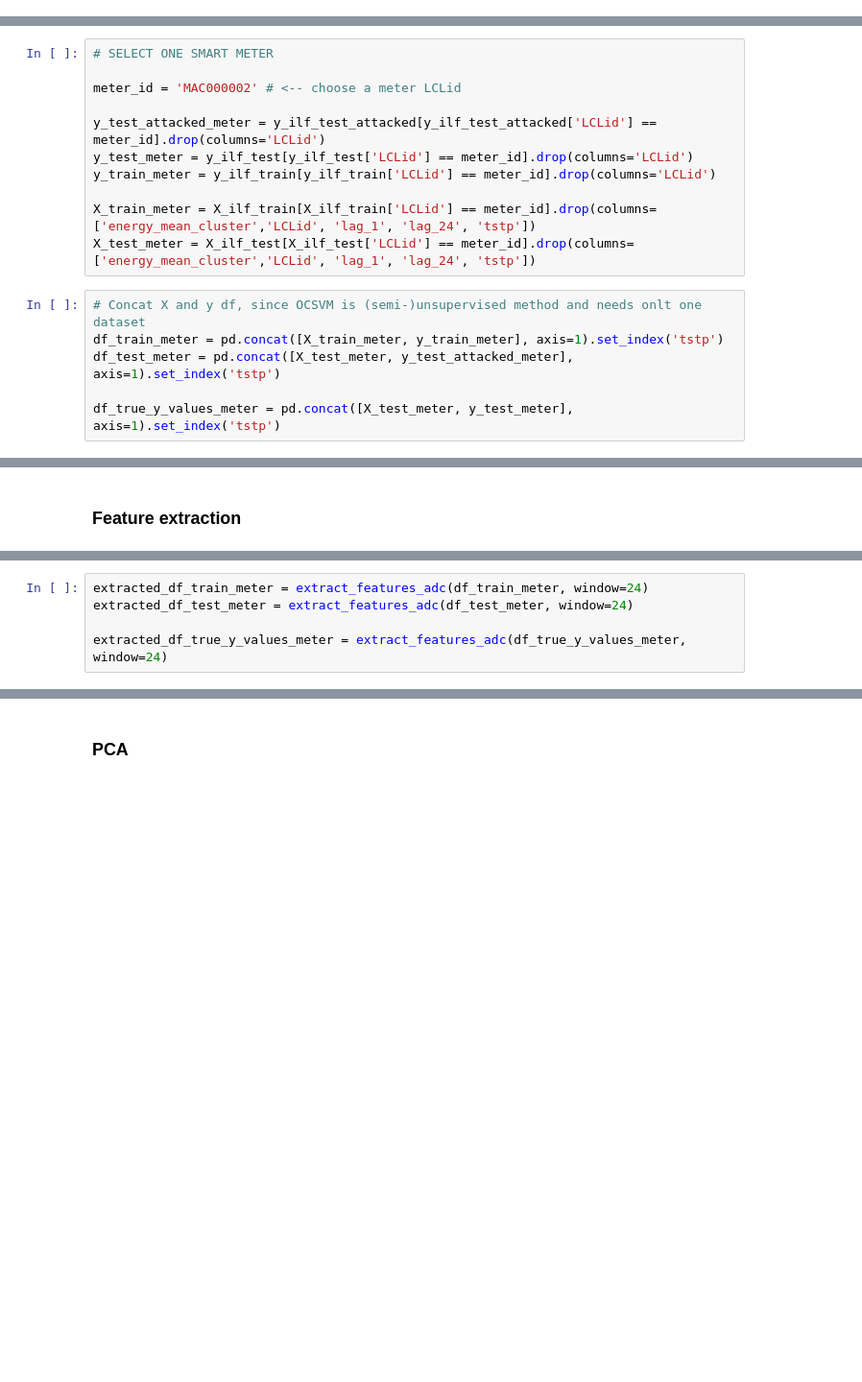
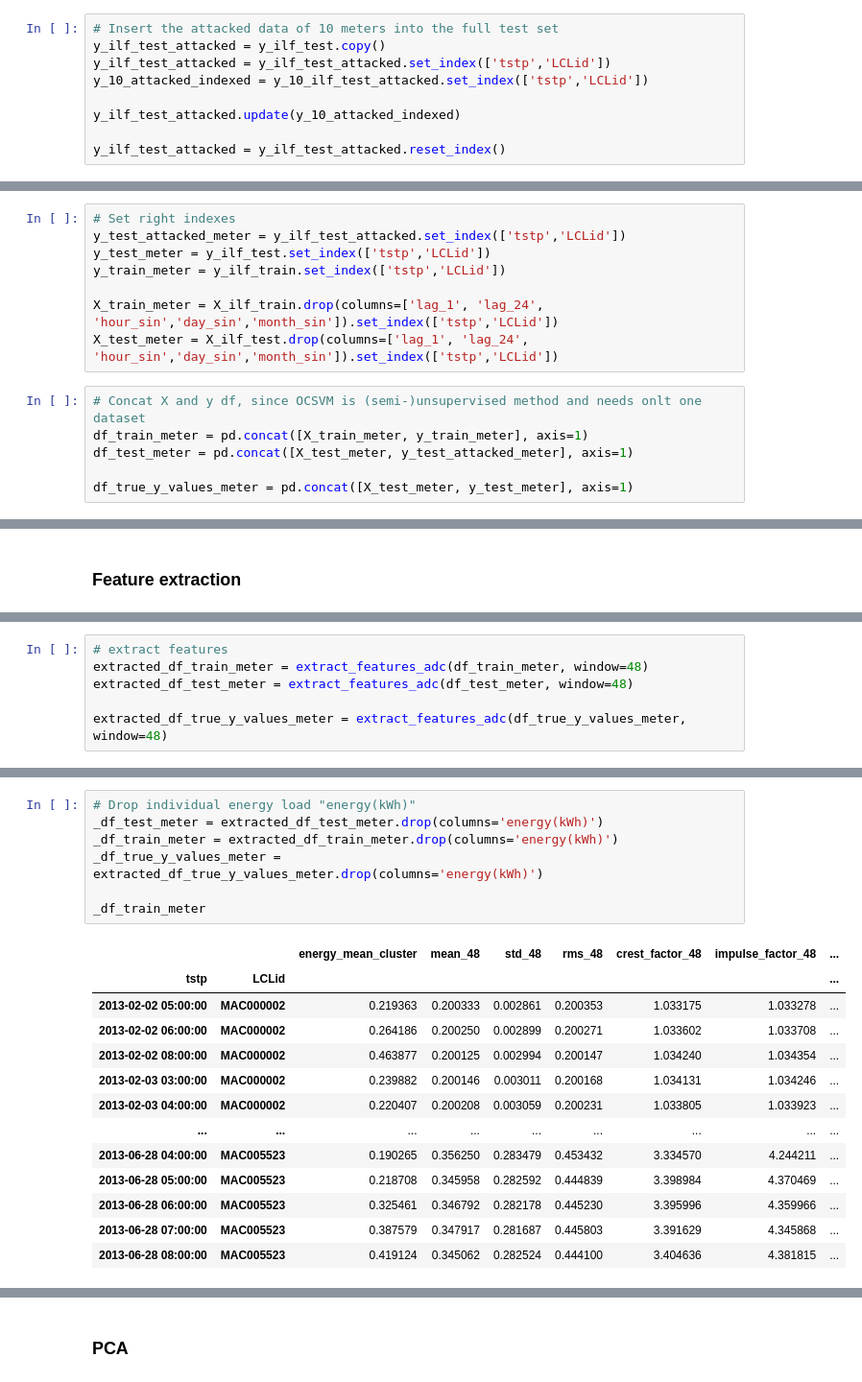
Before and after one commit to samueleborgognoni/kmeans_nn_ILF_london_smart_meters, a Jupyter notebook: 6_ADS.ipynb, the cells around one changed output, grey strips where cells are left out. Shown at 96% size. Drawn from its saved outputs; the diff is of its cells as text; blank space fills up the shorter version.

```diff
--- a/6_ADS.ipynb
+++ b/6_ADS.ipynb
@@ -31,0 +29,9 @@ y_ilf_train.drop(columns=y_ilf_train.columns[0], inplace=True)
+# %%
+# Insert the attacked data of 10 meters into the full test set
+y_ilf_test_attacked = y_ilf_test.copy()
+y_ilf_test_attacked = y_ilf_test_attacked.set_index(['tstp','LCLid'])
+y_10_attacked_indexed = y_10_ilf_test_attacked.set_index(['tstp','LCLid'])
+
+y_ilf_test_attacked.update(y_10_attacked_indexed)
+
+y_ilf_test_attacked = y_ilf_test_attacked.reset_index()
@@ -32,17 +51,14 @@ y_ilf_train.drop(columns=y_ilf_train.columns[0], inplace=True)
 # %%
-# SELECT ONE SMART METER
+# Set right indexes
+y_test_attacked_meter = y_ilf_test_attacked.set_index(['tstp','LCLid'])
+y_test_meter = y_ilf_test.set_index(['tstp','LCLid'])
+y_train_meter = y_ilf_train.set_index(['tstp','LCLid'])
 
-meter_id = 'MAC000002' # <-- choose a meter LCLid
-
-y_test_attacked_meter = y_ilf_test_attacked[y_ilf_test_attacked['LCLid'] == meter_id].drop(columns='LCLid')
-y_test_meter = y_ilf_test[y_ilf_test['LCLid'] == meter_id].drop(columns='LCLid')
-y_train_meter = y_ilf_train[y_ilf_train['LCLid'] == meter_id].drop(columns='LCLid')
-
-X_train_meter = X_ilf_train[X_ilf_train['LCLid'] == meter_id].drop(columns=['energy_mean_cluster','LCLid', 'lag_1', 'lag_24', 'tstp'])
-X_test_meter = X_ilf_test[X_ilf_test['LCLid'] == meter_id].drop(columns=['energy_mean_cluster','LCLid', 'lag_1', 'lag_24', 'tstp'])
+X_train_meter = X_ilf_train.drop(columns=['lag_1', 'lag_24', 'hour_sin','day_sin','month_sin']).set_index(['tstp','LCLid'])
+X_test_meter = X_ilf_test.drop(columns=['lag_1', 'lag_24', 'hour_sin','day_sin','month_sin']).set_index(['tstp','LCLid'])
 # %%
 # Concat X and y df, since OCSVM is (semi-)unsupervised method and needs onlt one dataset
-df_train_meter = pd.concat([X_train_meter, y_train_meter], axis=1).set_index('tstp')
-df_test_meter = pd.concat([X_test_meter, y_test_attacked_meter], axis=1).set_index('tstp')
+df_train_meter = pd.concat([X_train_meter, y_train_meter], axis=1)
+df_test_meter = pd.concat([X_test_meter, y_test_attacked_meter], axis=1)
 
-df_true_y_values_meter = pd.concat([X_test_meter, y_test_meter], axis=1).set_index('tstp')
+df_true_y_values_meter = pd.concat([X_test_meter, y_test_meter], axis=1)
@@ -101,5 +111,6 @@ def extract_features_adc(df_meter, window=24):
 # %%
-extracted_df_train_meter = extract_features_adc(df_train_meter, window=24)
-extracted_df_test_meter = extract_features_adc(df_test_meter, window=24)
+# extract features
+extracted_df_train_meter = extract_features_adc(df_train_meter, window=48)
+extracted_df_test_meter = extract_features_adc(df_test_meter, window=48)
 
-extracted_df_true_y_values_meter = extract_features_adc(df_true_y_values_meter, window=24)
+extracted_df_true_y_values_meter = extract_features_adc(df_true_y_values_meter, window=48)
@@ -122,0 +117,21 @@ extracted_df_train_meter
+# %%
+# Drop individual energy load "energy(kWh)"
+_df_test_meter = extracted_df_test_meter.drop(columns='energy(kWh)')
+_df_train_meter = extracted_df_train_meter.drop(columns='energy(kWh)')
+_df_true_y_values_meter = extracted_df_true_y_values_meter.drop(columns='energy(kWh)')
+
+_df_train_meter
+# %% [output]
+|  |  | energy_mean_cluster | mean_48 | std_48 | rms_48 | crest_factor_48 | impulse_factor_48 | ... |
+| tstp | LCLid |  |  |  |  |  |  | ... |
+| 2013-02-02 05:00:00 | MAC000002 | 0.219363 | 0.200333 | 0.002861 | 0.200353 | 1.033175 | 1.033278 | ... |
+| 2013-02-02 06:00:00 | MAC000002 | 0.264186 | 0.200250 | 0.002899 | 0.200271 | 1.033602 | 1.033708 | ... |
+| 2013-02-02 08:00:00 | MAC000002 | 0.463877 | 0.200125 | 0.002994 | 0.200147 | 1.034240 | 1.034354 | ... |
+| 2013-02-03 03:00:00 | MAC000002 | 0.239882 | 0.200146 | 0.003011 | 0.200168 | 1.034131 | 1.034246 | ... |
+| 2013-02-03 04:00:00 | MAC000002 | 0.220407 | 0.200208 | 0.003059 | 0.200231 | 1.033805 | 1.033923 | ... |
+| ... | ... | ... | ... | ... | ... | ... | ... | ... |
+| 2013-06-28 04:00:00 | MAC005523 | 0.190265 | 0.356250 | 0.283479 | 0.453432 | 3.334570 | 4.244211 | ... |
+| 2013-06-28 05:00:00 | MAC005523 | 0.218708 | 0.345958 | 0.282592 | 0.444839 | 3.398984 | 4.370469 | ... |
+| 2013-06-28 06:00:00 | MAC005523 | 0.325461 | 0.346792 | 0.282178 | 0.445230 | 3.395996 | 4.359966 | ... |
+| 2013-06-28 07:00:00 | MAC005523 | 0.387579 | 0.347917 | 0.281687 | 0.445803 | 3.391629 | 4.345868 | ... |
+| 2013-06-28 08:00:00 | MAC005523 | 0.419124 | 0.345062 | 0.282524 | 0.444100 | 3.404636 | 4.381815 | ... |
```
Also changed, not shown: parts of 22 cells of this notebook.
